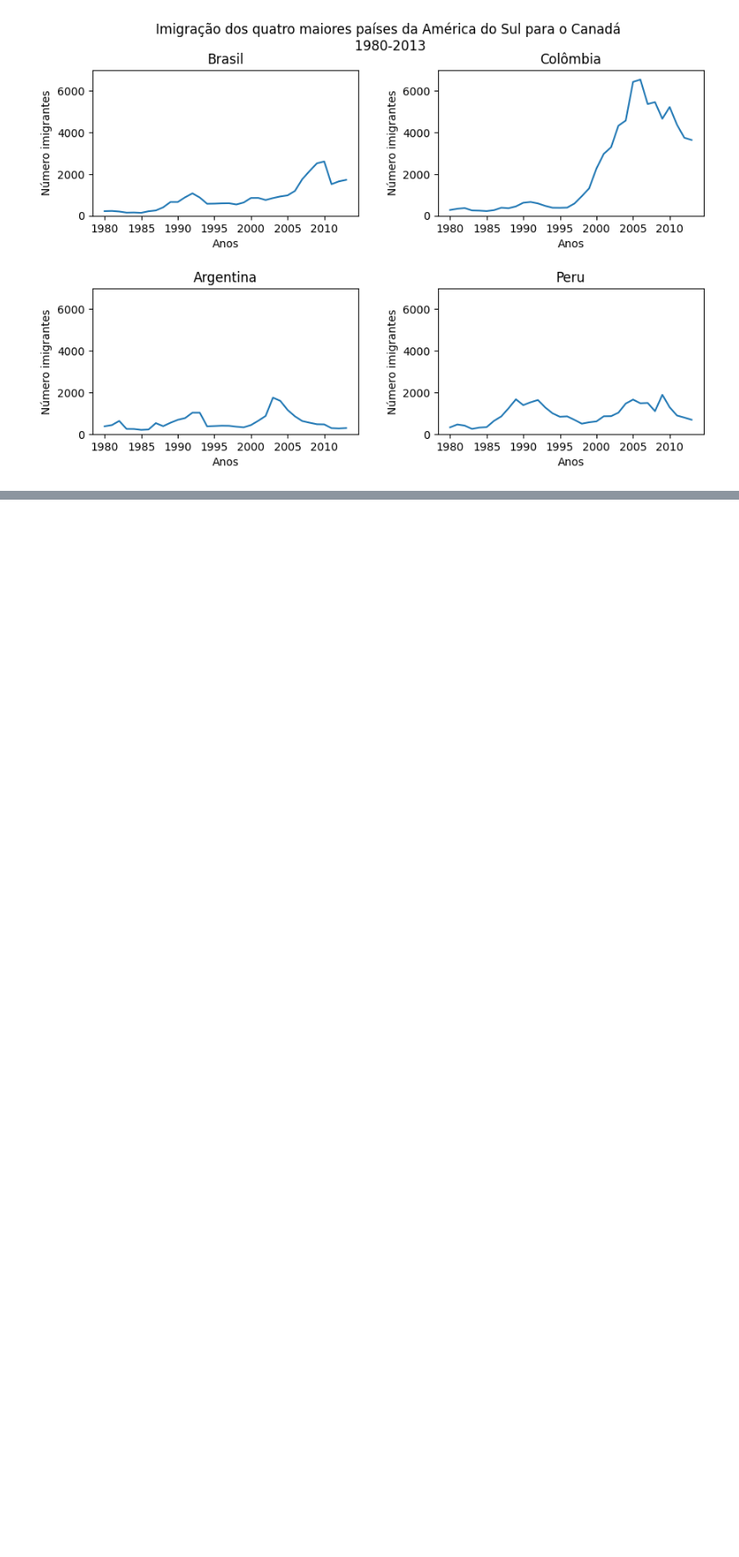
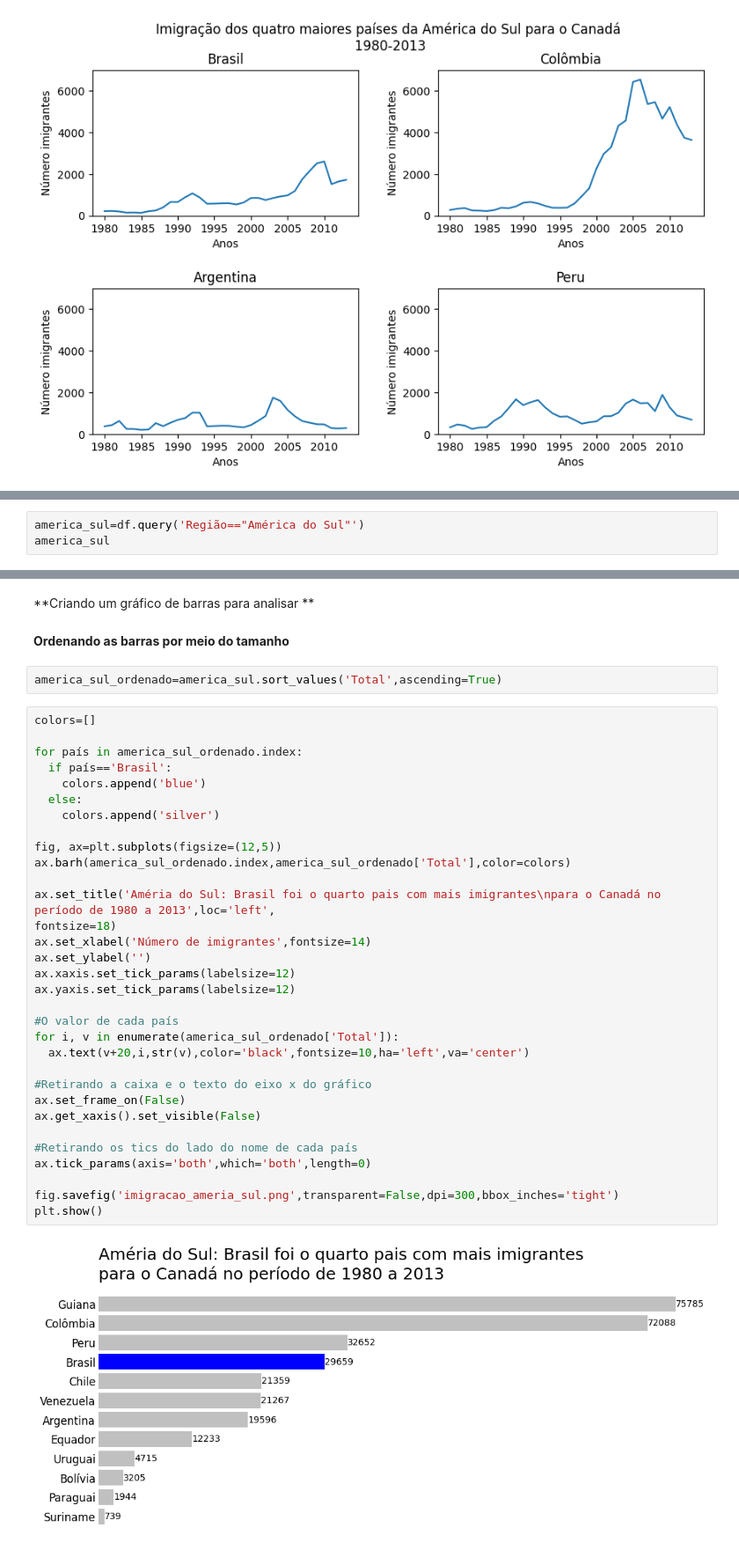
Before and after one commit to Jgabriel1800/imigra-o, a Jupyter notebook: Imigração.ipynb, the cells around one changed output, grey strips where cells are left out. Shown at 88% size. Saved outputs shown, nothing was run; the diff lists cells and outputs as text; blank space fills up the shorter version.

```diff
--- a/Imigração.ipynb
+++ b/Imigração.ipynb
@@ -233,0 +252,3 @@ plt.show()
+# %%
+america_sul=df.query('Região=="América do Sul"')
+america_sul
@@ -233,0 +271,40 @@ plt.show()
+# %% [markdown]
+**Criando um gráfico de barras para analisar **
+# %% [markdown]
+**Ordenando as barras por meio do tamanho**
+# %%
+america_sul_ordenado=america_sul.sort_values('Total',ascending=True)
+# %%
+colors=[]
+
+for país in america_sul_ordenado.index:
+  if país=='Brasil':
+    colors.append('blue')
+  else:
+    colors.append('silver')
+
+fig, ax=plt.subplots(figsize=(12,5))
+ax.barh(america_sul_ordenado.index,america_sul_ordenado['Total'],color=colors)
+
+ax.set_title('Améria do Sul: Brasil foi o quarto pais com mais imigrantes\npara o Canadá no período de 1980 a 2013',loc='left',
+fontsize=18)
+ax.set_xlabel('Número de imigrantes',fontsize=14)
+ax.set_ylabel('')
+ax.xaxis.set_tick_params(labelsize=12)
+ax.yaxis.set_tick_params(labelsize=12)
+
+#O valor de cada país
+for i, v in enumerate(america_sul_ordenado['Total']):
+  ax.text(v+20,i,str(v),color='black',fontsize=10,ha='left',va='center')
+
+#Retirando a caixa e o texto do eixo x do gráfico
+ax.set_frame_on(False)
+ax.get_xaxis().set_visible(False)
+
+#Retirando os tics do lado do nome de cada país
+ax.tick_params(axis='both',which='both',length=0)
+
+fig.savefig('imigracao_ameria_sul.png',transparent=False,dpi=300,bbox_inches='tight')
+plt.show()
+# %% [output]
+[figure, added]
```
Also changed, not shown: parts of 6 cells of this notebook.
